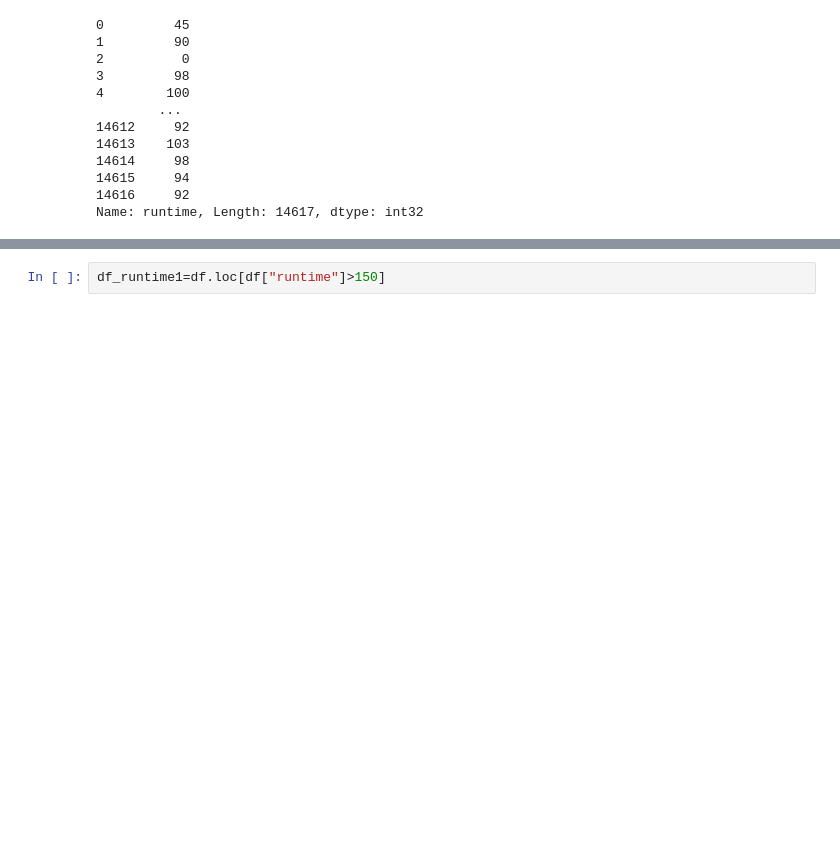
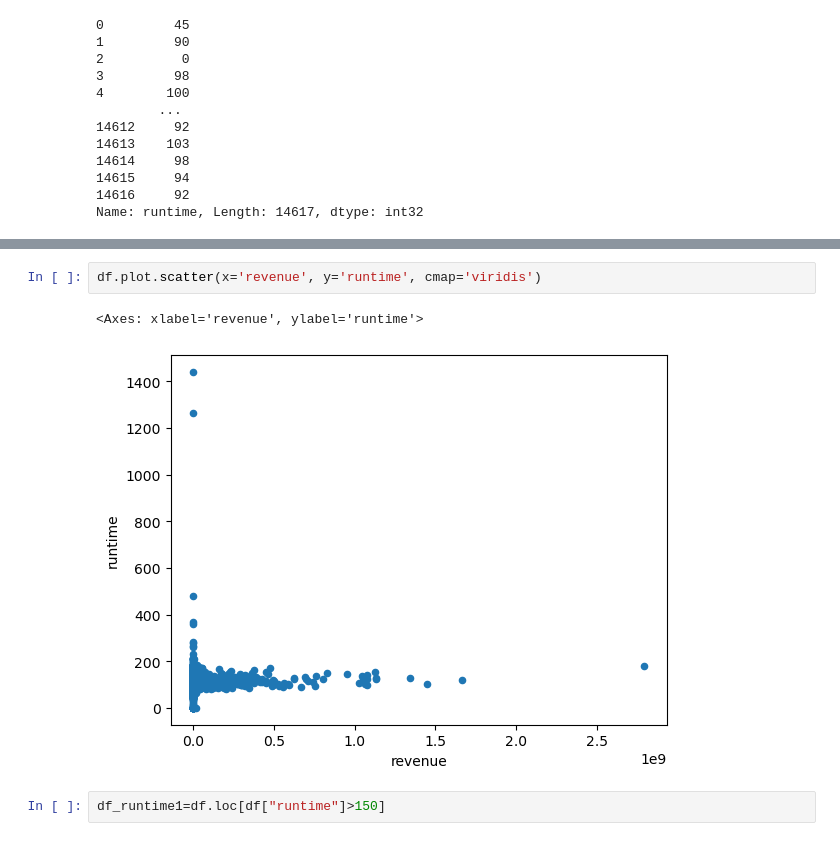
Before and after one commit to elleniayele/project-3-part-4, a Jupyter notebook: project3 part 2 (1) (2).ipynb, the cells around one changed output, grey strips where cells are left out. Saved outputs shown, nothing was run; the diff lists cells and outputs as text; blank space fills up the shorter version.

```diff
--- a/project3 part 2 (1) (2).ipynb
+++ b/project3 part 2 (1) (2).ipynb
@@ -525,2 +539,7 @@ Name: runtime, Length: 14617, dtype: int32
+# %%
+df.plot.scatter(x='revenue', y='runtime', cmap='viridis')
+# %% [output]
+<Axes: xlabel='revenue', ylabel='runtime'>
+[figure, added]
 # %%
 df_runtime1=df.loc[df["runtime"]>150]
```
Also changed, not shown: parts of 30 cells of this notebook.
